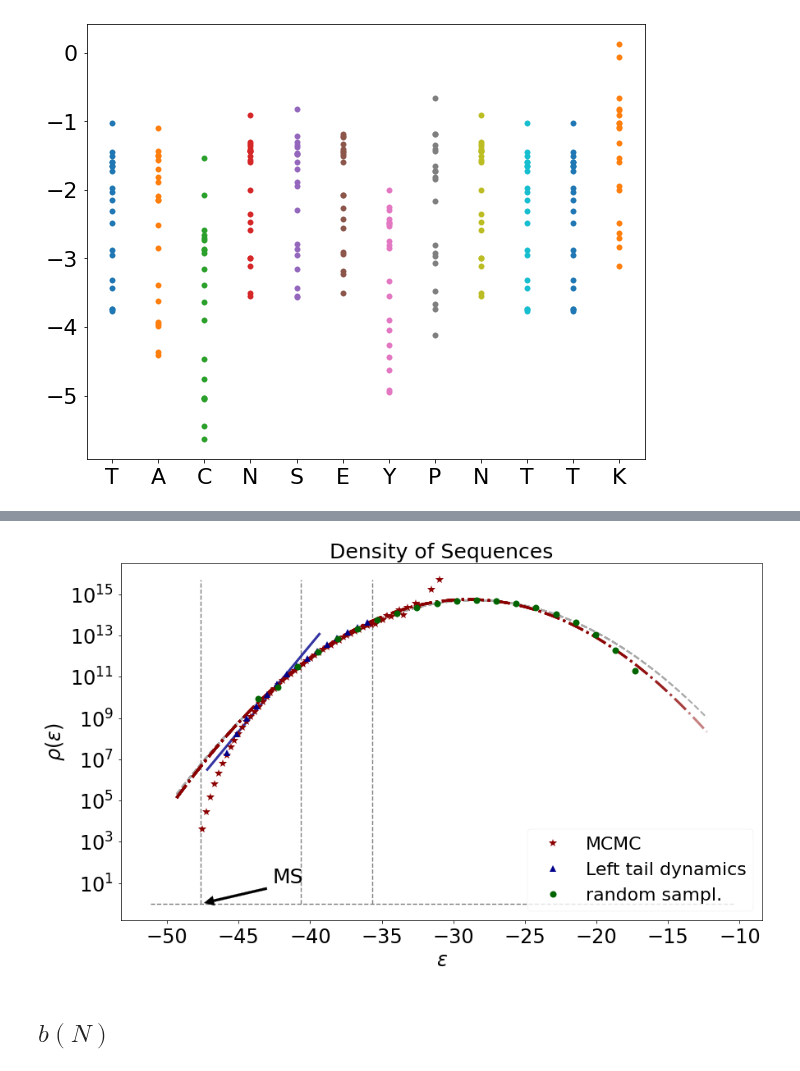
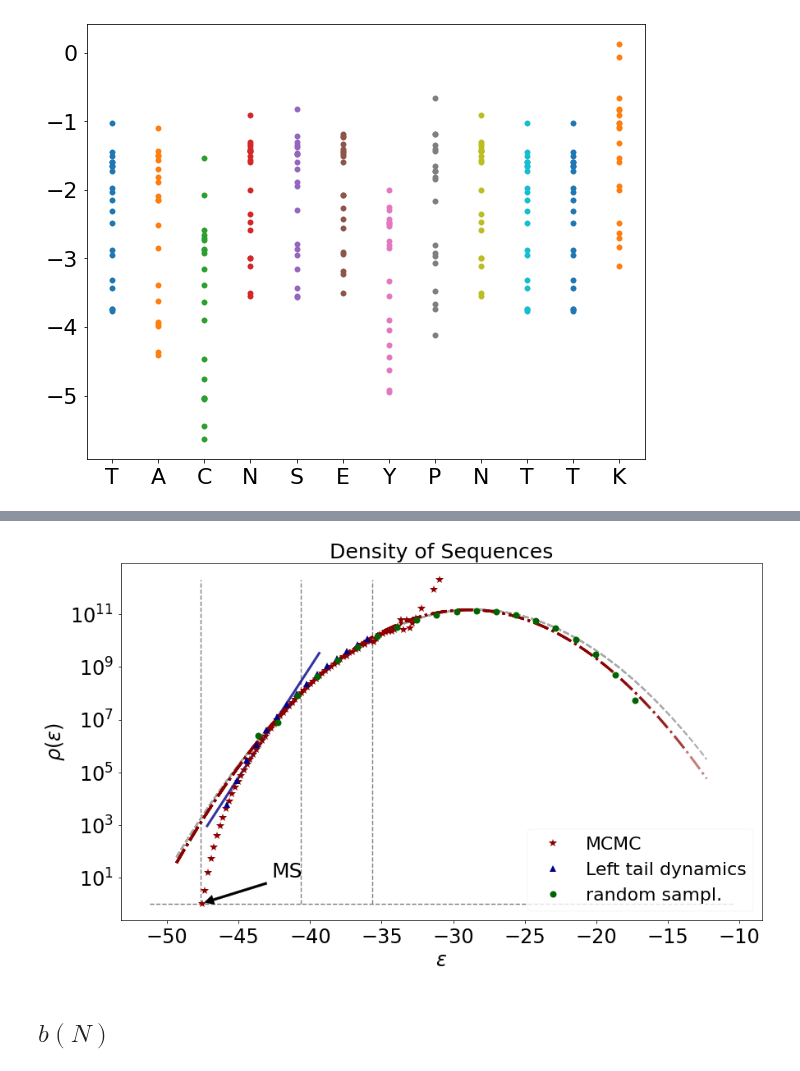
Before and after one commit to betoto008/Affinity_maturation, a Jupyter notebook: Jupyter_Notebooks/0_Shape_Space.ipynb, the cells around one changed output, grey strips where cells are left out. Cells and saved outputs as stored; diff of their text form; code cells hidden in the pictures.

```diff
--- a/Jupyter_Notebooks/0_Shape_Space.ipynb
+++ b/Jupyter_Notebooks/0_Shape_Space.ipynb
@@ -169,7 +169,7 @@ data_dynamics_tail=np.loadtxt(Text_files_path + 'Dynamics/ensemble/energies_tail
 data_random=np.loadtxt(Text_files_path + 'Random/energies_random_L-%d_N-%d_Antigen-'%(L, N_random)+antigen+'.txt')
 
 
-data_MCMC_rho = np.histogram(data_MCMC, bins = 60, density = False) # Creating histograms
+data_MCMC_rho = np.histogram(data_MCMC, bins = 80, density = False) # Creating histograms
 data_dynamics_tail_rho = np.histogram(data_dynamics_tail[:,0], bins = 15, density = False) # Creating histograms
 data_random_rho = np.histogram(data_random, bins = 20, density = False) # Creating histograms
 e_MS = np.min(data_MCMC)
@@ -209,7 +209,7 @@ e_max_MCMC = data_MCMC_rho[1][-2]
 e_min_MCMC = data_MCMC_rho[1][0]
 
 e_MCMC = data_MCMC_rho[1][:-1] + abs(data_MCMC_rho[1][1:]-data_MCMC_rho[1][:-1])/2
-rho_e_MCMC = (data_MCMC_rho[0]/(np.exp(-e_MCMC/T)))*4e42
+rho_e_MCMC = (data_MCMC_rho[0]/(np.exp(-e_MCMC/T)))/(data_MCMC_rho[0][0]/(np.exp(-e_MCMC[0]/T)))
 
 ax.plot(e_MCMC, rho_e_MCMC, linestyle = "", marker = '*', color = 'darkred', ms = 10, alpha = 1, label = 'MCMC',zorder=20)
 
@@ -219,7 +219,7 @@ e_max_dynamics_tail = data_dynamics_tail_rho[1][-2]
 e_min_dynamics_tail = data_dynamics_tail_rho[1][0]
 
 e_dynamics_tail = data_dynamics_tail_rho[1][:-1] + abs(data_dynamics_tail_rho[1][1:]-data_dynamics_tail_rho[1][:-1])/2
-rho_e_dynamics_tail = data_dynamics_tail_rho[0]*7e6
+rho_e_dynamics_tail = data_dynamics_tail_rho[0]*2e3
 
 ax.plot(e_dynamics_tail, rho_e_dynamics_tail, linestyle = "", marker = '^', color = 'darkblue', ms = 8, alpha = 1, label = 'Left tail dynamics',zorder=20)
 
@@ -228,7 +228,7 @@ e_max_random = data_random_rho[1][-2]
 e_min_random = data_random_rho[1][0]
 
 e_random = data_random_rho[1][:-1] + abs(data_random_rho[1][1:]-data_random_rho[1][:-1])/2
-rho_e_random = data_random_rho[0]*3e9
+rho_e_random = data_random_rho[0]*8e5
 
 ax.plot(e_random, rho_e_random, linestyle = "", marker = 'o', color = 'darkgreen', ms = 8, alpha = 1, label = 'random sampl.',zorder=20)
 
@@ -250,7 +250,7 @@ ax.plot(e_array2, np.exp(my_quadratic_func(e_array2, *popt2)), linestyle = "-.",
 
 
 
-ax.plot(e_array2, np.exp(my_quadratic_func(e_array2, np.log((20**L)/(np.sqrt(2*np.pi*sum_var))), 1/(2*sum_var), sum_mean)), linestyle = "--", color = 'darkgrey', linewidth = 2)
+ax.plot(e_array2, np.exp(my_quadratic_func(e_array2, 0.76*np.log((20**L)/(np.sqrt(2*np.pi*sum_var))), 1/(2*sum_var), sum_mean)), linestyle = "--", color = 'darkgrey', linewidth = 2)
 ax.vlines([e_MS,e_MS+bcell_range, e_MS+bcell_range-naive_range], 1, ax.get_ylim()[1], color = 'grey', linestyle='dashed')
 ax.annotate('MS', xy=(e_MS,1), xytext = (e_MS + 5, 10), fontsize = 25, arrowprops=dict(facecolor='black', shrink=0.05, width = 3))
 
@@ -283,4 +283,4 @@ b1 =  1.3478505795814881 b2: 1.248035673847309
-[figure, old version]
+[figure, new version]
 # %% [markdown]
 ## $b(N)$
 # %%
```
Also changed, not shown: parts of 1 cell of this notebook.
